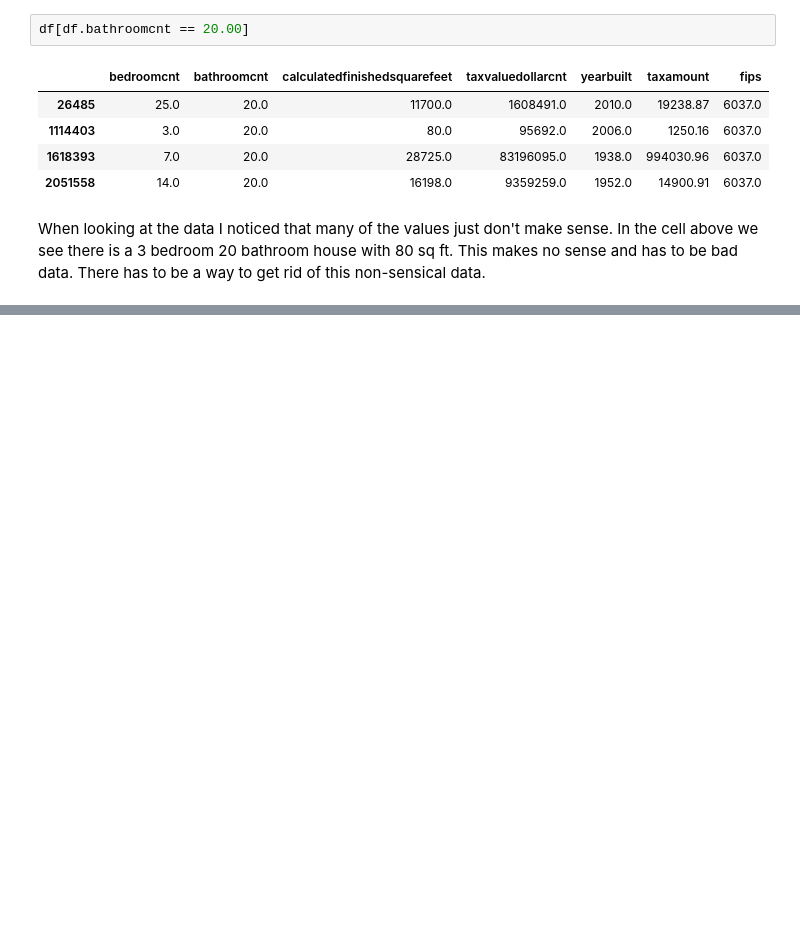
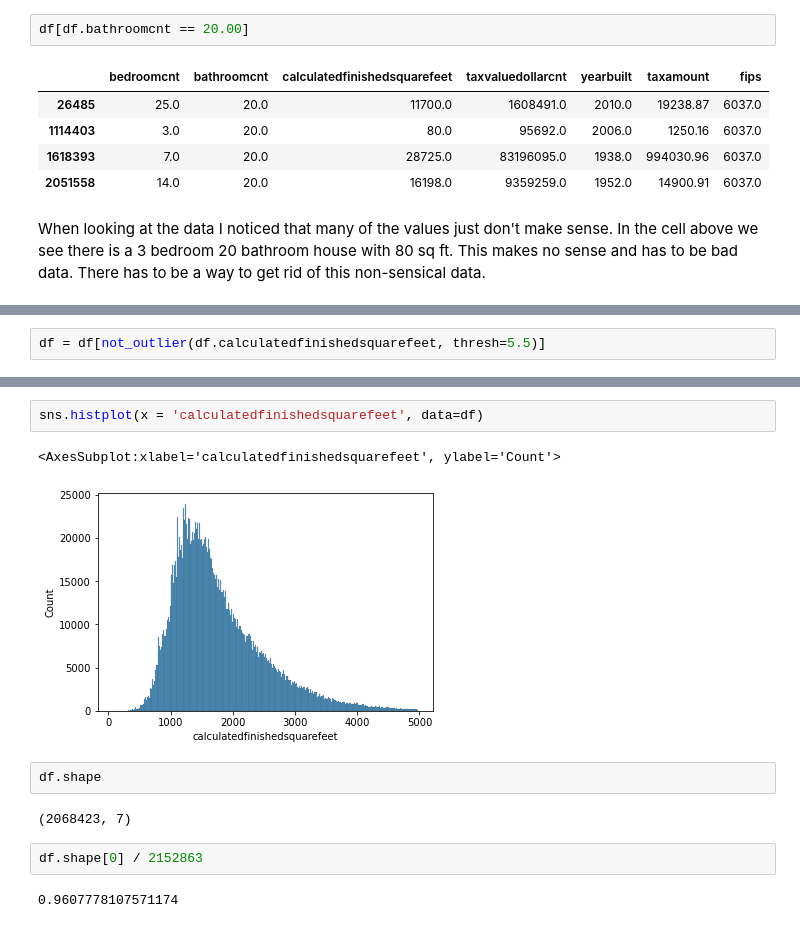
Before and after one commit to AndrewRachuig/regression-exercises, a Jupyter notebook: wrangle.ipynb, the cells around one changed output, grey strips where cells are left out. Drawn from its saved outputs; the diff is of its cells as text; blank space fills up the shorter version.

```diff
--- a/wrangle.ipynb
+++ b/wrangle.ipynb
@@ -434,0 +462,2 @@ When looking at the data I noticed that many of the values just don't make sense
+# %%
+df = df[not_outlier(df.calculatedfinishedsquarefeet, thresh=5.5)]
@@ -434,0 +468,13 @@ When looking at the data I noticed that many of the values just don't make sense
+# %%
+sns.histplot(x = 'calculatedfinishedsquarefeet', data=df)
+# %% [output]
+<AxesSubplot:xlabel='calculatedfinishedsquarefeet', ylabel='Count'>
+[figure, added]
+# %%
+df.shape
+# %% [output]
+(2068423, 7)
+# %%
+df.shape[0] / 2152863
+# %% [output]
+0.9607778107571174
```
Also changed, not shown: parts of 20 cells of this notebook, 1 other file.
